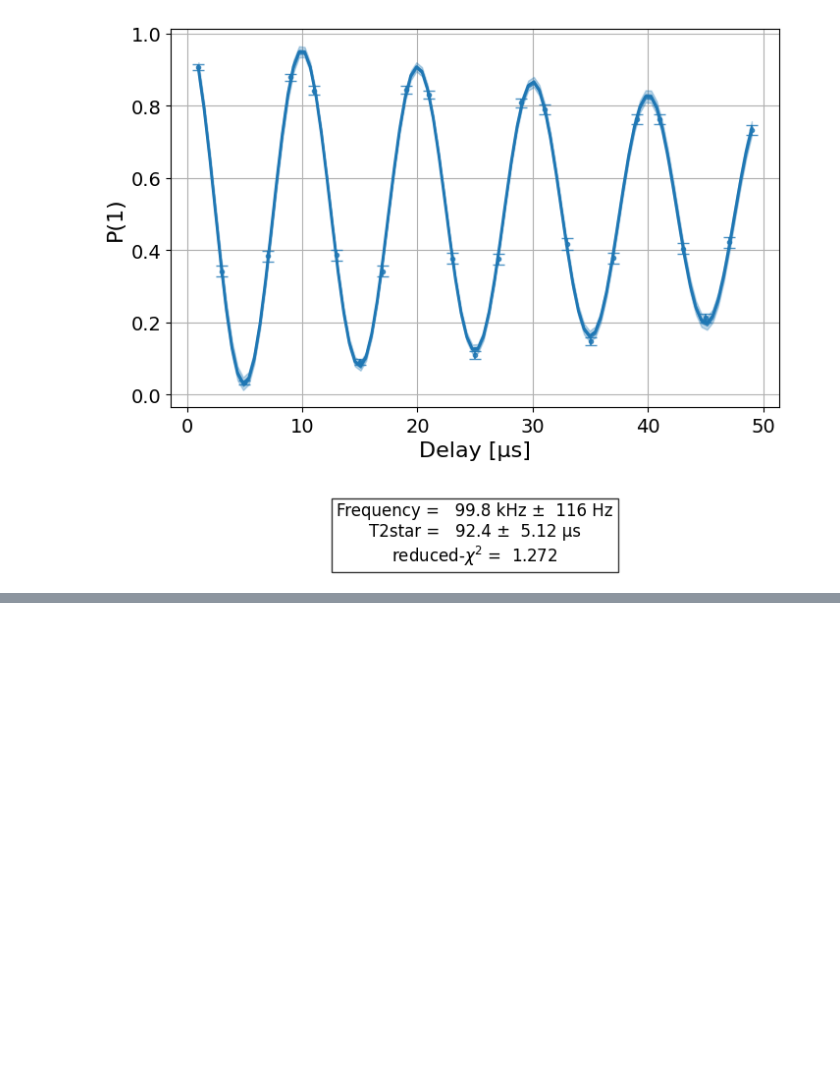
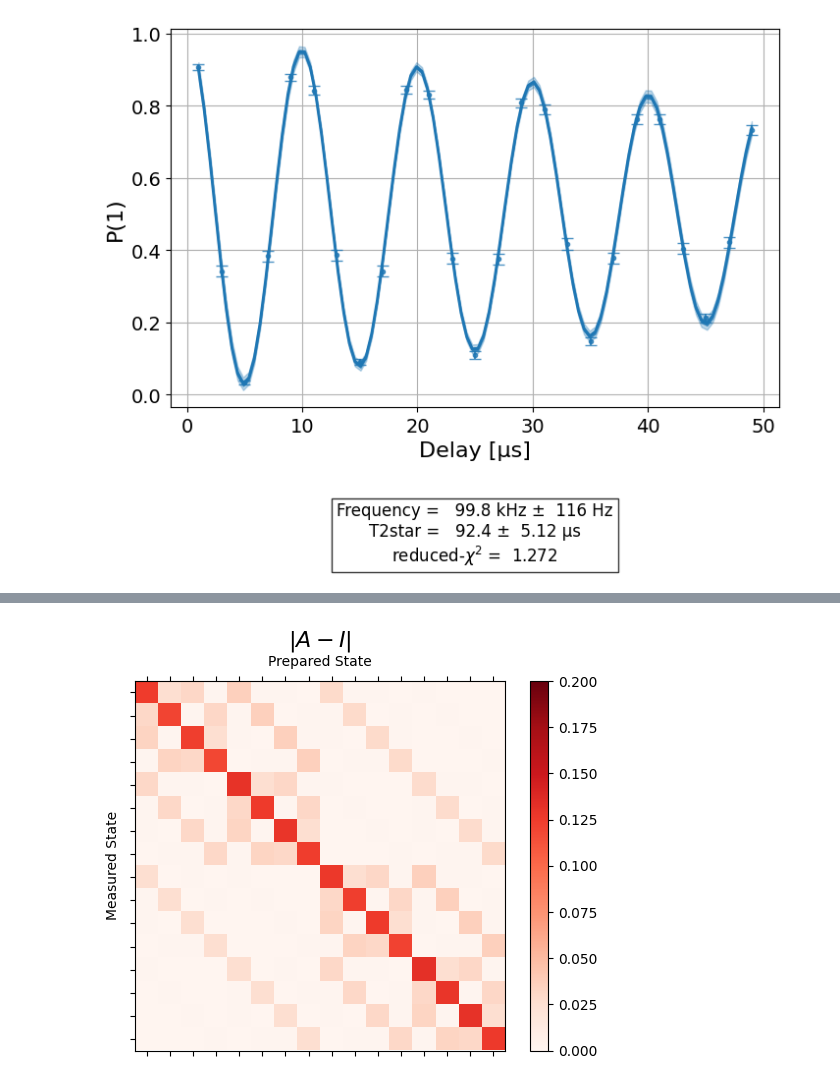
Before and after one commit to dipankardas011/Quantum-Coding, a Jupyter notebook: error-mitigation.ipynb, the cells around one changed output, grey strips where cells are left out. Drawn from its saved outputs; the diff is of its cells as text; code cells hidden in the pictures; blank space fills up the shorter version.

Commit message:
learning about measurement readout errors and its mitigations
Signed-off-by: Dipankar Das <65275144+dipankardas011@users.noreply.github.com>

```diff
--- a/error-mitigation.ipynb
+++ b/error-mitigation.ipynb
@@ -389,0 +417,26 @@ display(expdata.figure(1))
+# %%
+import numpy as np
+import matplotlib.pyplot as plt
+from qiskit import QuantumCircuit
+from qiskit.quantum_info import Operator
+from qiskit.visualization import plot_distribution
+from qiskit_experiments.data_processing import LocalReadoutMitigator
+from qiskit_experiments.library import LocalReadoutError, CorrelatedReadoutError
+
+from qiskit_aer import AerSimulator
+from qiskit_ibm_runtime.fake_provider import FakePerth
+
+backend = AerSimulator.from_backend(FakePerth())
+# %%
+shots = 1024
+qubits = [0,1,2,3]
+num_qubits = len(qubits)
+
+exp = LocalReadoutError(qubits) # The experiment generates two circuits, one for all “0” and one for all “1” results.
+for c in exp.circuits():
+    print(c.draw())
+
+exp.analysis.set_options(plot=True)
+result = exp.run(backend)
+print(result.analysis_results(dataframe=True))
+mitigator = result.analysis_results("Local Readout Mitigator", dataframe=True).iloc[0].value
@@ -389,0 +461,4 @@ display(expdata.figure(1))
+# %%
+result.figure(0)
+# %% [output]
+[figure, added]
```
Also changed, not shown: parts of 9 cells of this notebook.
